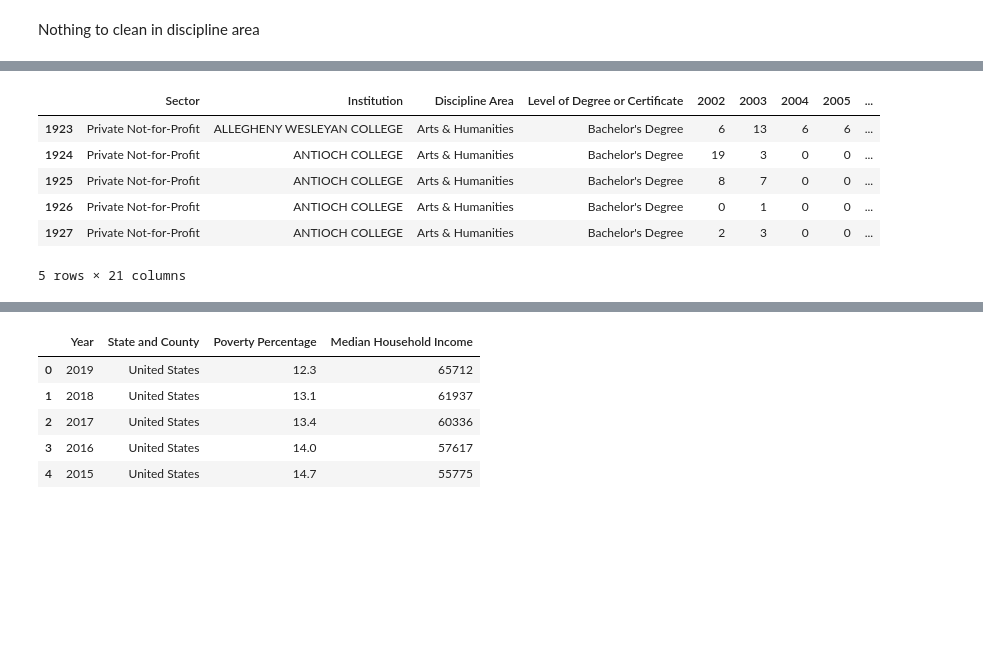
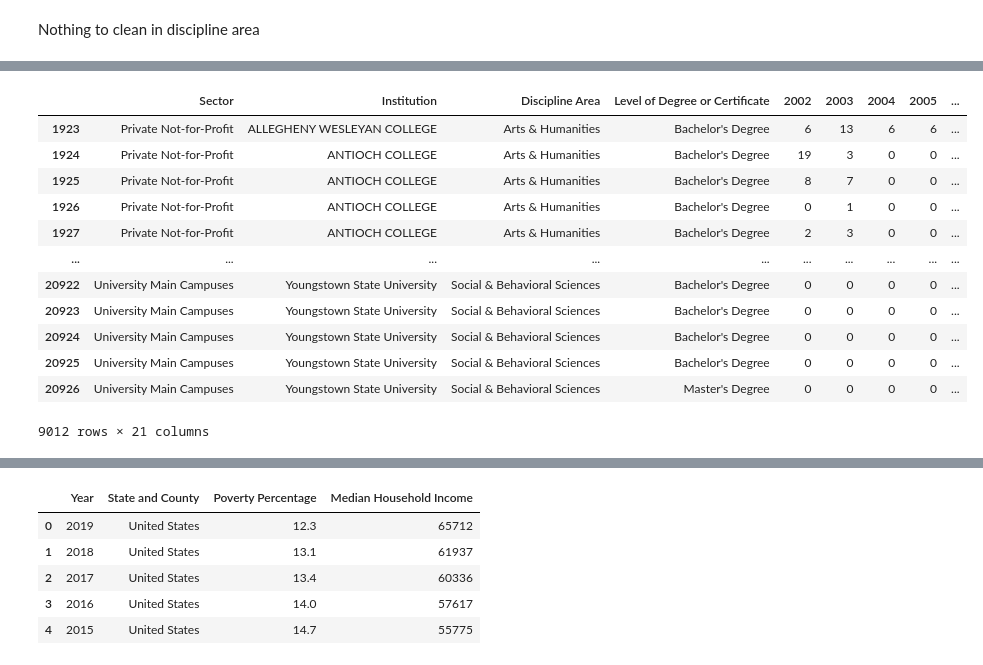
Before and after one commit to AntwonS116/Project-Ohio-College-Analysis, a Jupyter notebook: data.ipynb, the cells around one changed output, grey strips where cells are left out. Drawn from its saved outputs; the diff is of its cells as text; code cells hidden in the pictures; blank space fills up the shorter version.

```diff
--- a/data.ipynb
+++ b/data.ipynb
@@ -243,16 +246,22 @@ Name: Institution, Length: 144, dtype: int64
 # %%
 #replacing St Joseph institution name
 
 df["Institution"].replace({"COLLEGE OF MOUNT ST. JOSEPH" : "COLLEGE OF MOUNT ST JOSEPH"})
-df.head()
+df
 # %% [output]
 |  | Sector | Institution | Discipline Area | Level of Degree or Certificate | 2002 | 2003 | 2004 | 2005 | ... |
 | 1923 | Private Not-for-Profit | ALLEGHENY WESLEYAN COLLEGE | Arts & Humanities | Bachelor's Degree | 6 | 13 | 6 | 6 | ... |
 | 1924 | Private Not-for-Profit | ANTIOCH COLLEGE | Arts & Humanities | Bachelor's Degree | 19 | 3 | 0 | 0 | ... |
 | 1925 | Private Not-for-Profit | ANTIOCH COLLEGE | Arts & Humanities | Bachelor's Degree | 8 | 7 | 0 | 0 | ... |
 | 1926 | Private Not-for-Profit | ANTIOCH COLLEGE | Arts & Humanities | Bachelor's Degree | 0 | 1 | 0 | 0 | ... |
 | 1927 | Private Not-for-Profit | ANTIOCH COLLEGE | Arts & Humanities | Bachelor's Degree | 2 | 3 | 0 | 0 | ... |
+| ... | ... | ... | ... | ... | ... | ... | ... | ... | ... |
+| 20922 | University Main Campuses | Youngstown State University | Social & Behavioral Sciences | Bachelor's Degree | 0 | 0 | 0 | 0 | ... |
+| 20923 | University Main Campuses | Youngstown State University | Social & Behavioral Sciences | Bachelor's Degree | 0 | 0 | 0 | 0 | ... |
+| 20924 | University Main Campuses | Youngstown State University | Social & Behavioral Sciences | Bachelor's Degree | 0 | 0 | 0 | 0 | ... |
+| 20925 | University Main Campuses | Youngstown State University | Social & Behavioral Sciences | Bachelor's Degree | 0 | 0 | 0 | 0 | ... |
+| 20926 | University Main Campuses | Youngstown State University | Social & Behavioral Sciences | Master's Degree | 0 | 0 | 0 | 0 | ... |
-5 rows × 21 columns
+9012 rows × 21 columns
 # %%
 #adding a "Total degrees" column that will sum the total degrees given from 2002 - 2018
 
```
Also changed, not shown: parts of 10 cells of this notebook, 2 other files.
